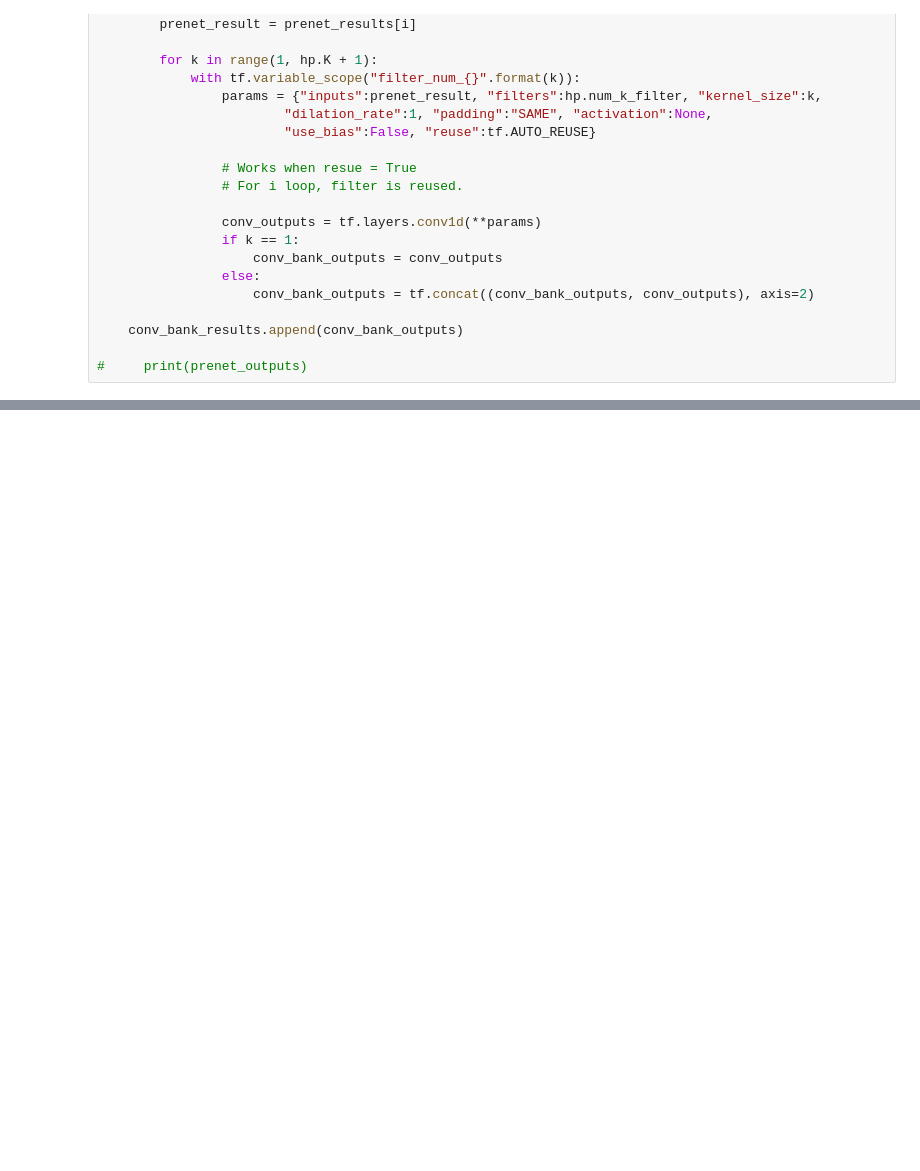
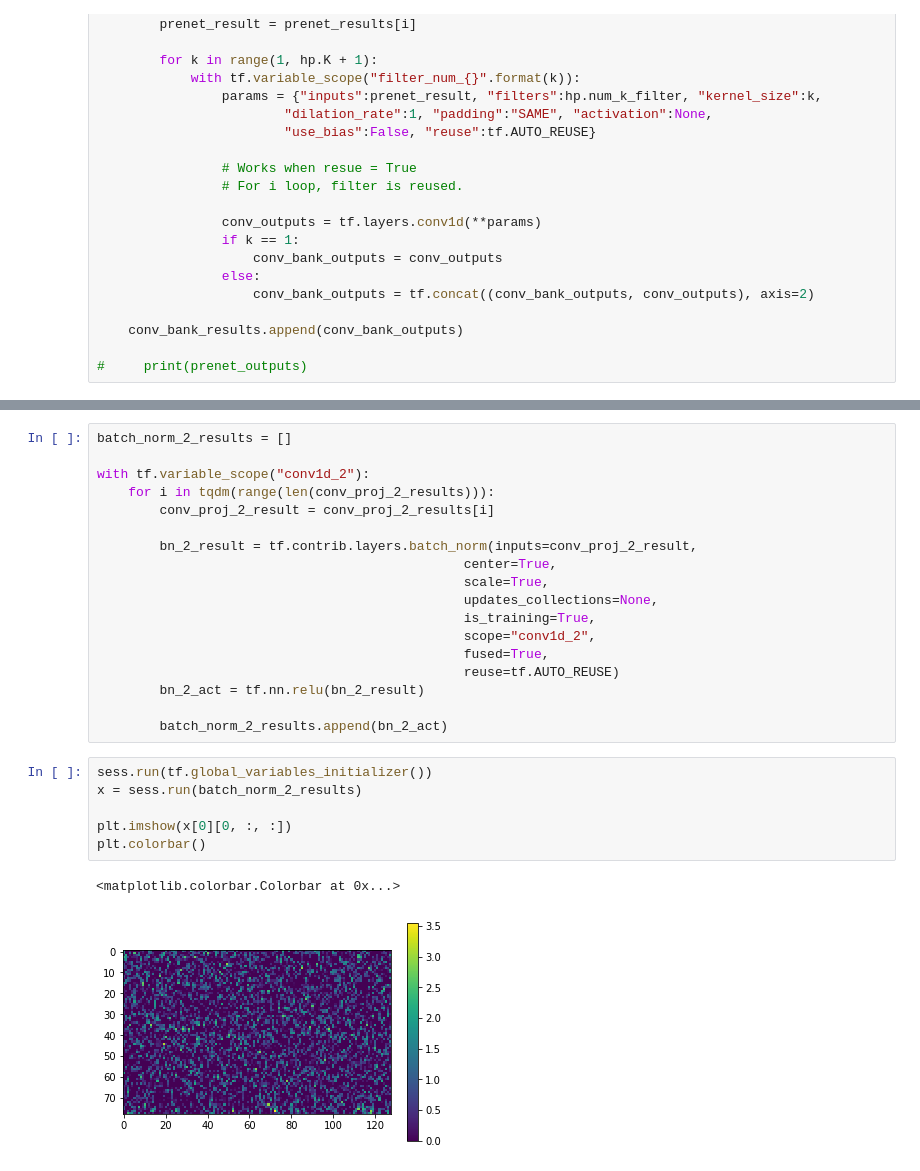
Before and after one commit to Joovvhan/tacotron-korean, a Jupyter notebook: src/main.ipynb, the cells around one changed output, grey strips where cells are left out. Drawn from its saved outputs; the diff is of its cells as text; blank space fills up the shorter version.

```diff
--- a/src/main.ipynb
+++ b/src/main.ipynb
@@ -208,0 +438,27 @@ sess.run(conv_bank_results)
+# %%
+batch_norm_2_results = []
+
+with tf.variable_scope("conv1d_2"):
+    for i in tqdm(range(len(conv_proj_2_results))):
+        conv_proj_2_result = conv_proj_2_results[i]
+
+        bn_2_result = tf.contrib.layers.batch_norm(inputs=conv_proj_2_result,
+                                               center=True,
+                                               scale=True,
+                                               updates_collections=None,
+                                               is_training=True,
+                                               scope="conv1d_2",
+                                               fused=True,
+                                               reuse=tf.AUTO_REUSE)
+        bn_2_act = tf.nn.relu(bn_2_result)
+
+        batch_norm_2_results.append(bn_2_act)
+# %%
+sess.run(tf.global_variables_initializer())
+x = sess.run(batch_norm_2_results)
+
+plt.imshow(x[0][0, :, :])
+plt.colorbar()
+# %% [output]
+<matplotlib.colorbar.Colorbar at 0x...>
+[figure, added]
```
Also changed, not shown: parts of 72 cells of this notebook, 1 other file.
